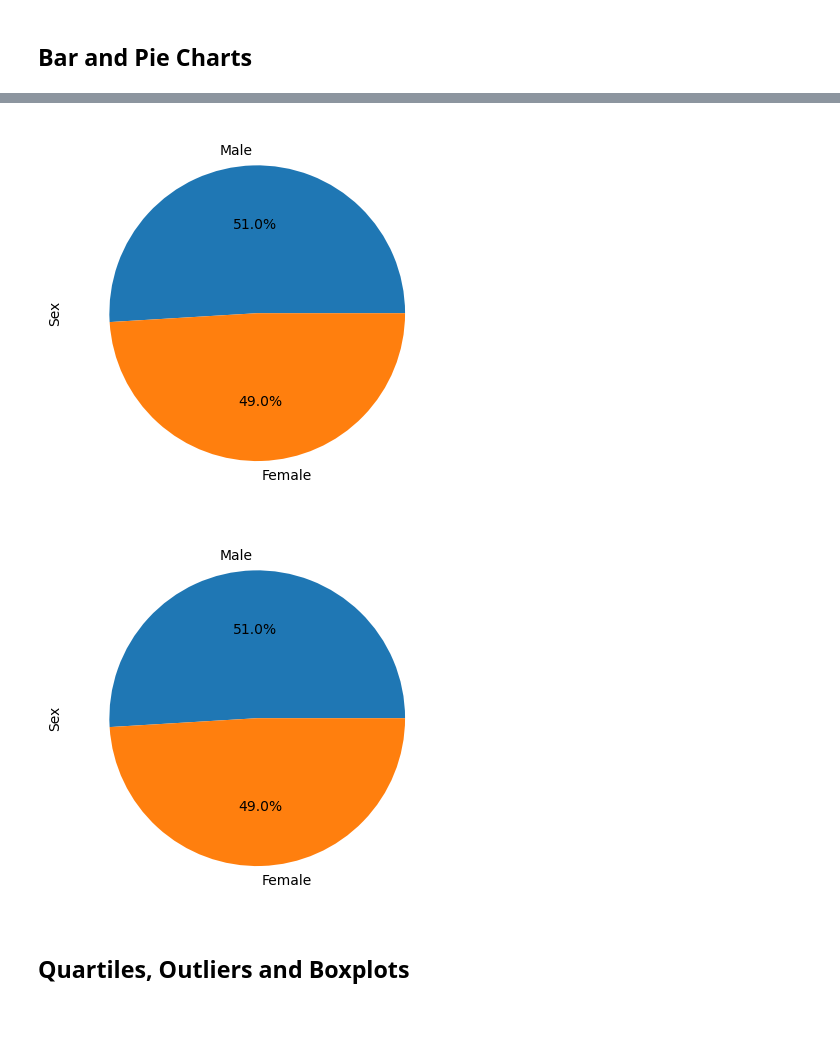
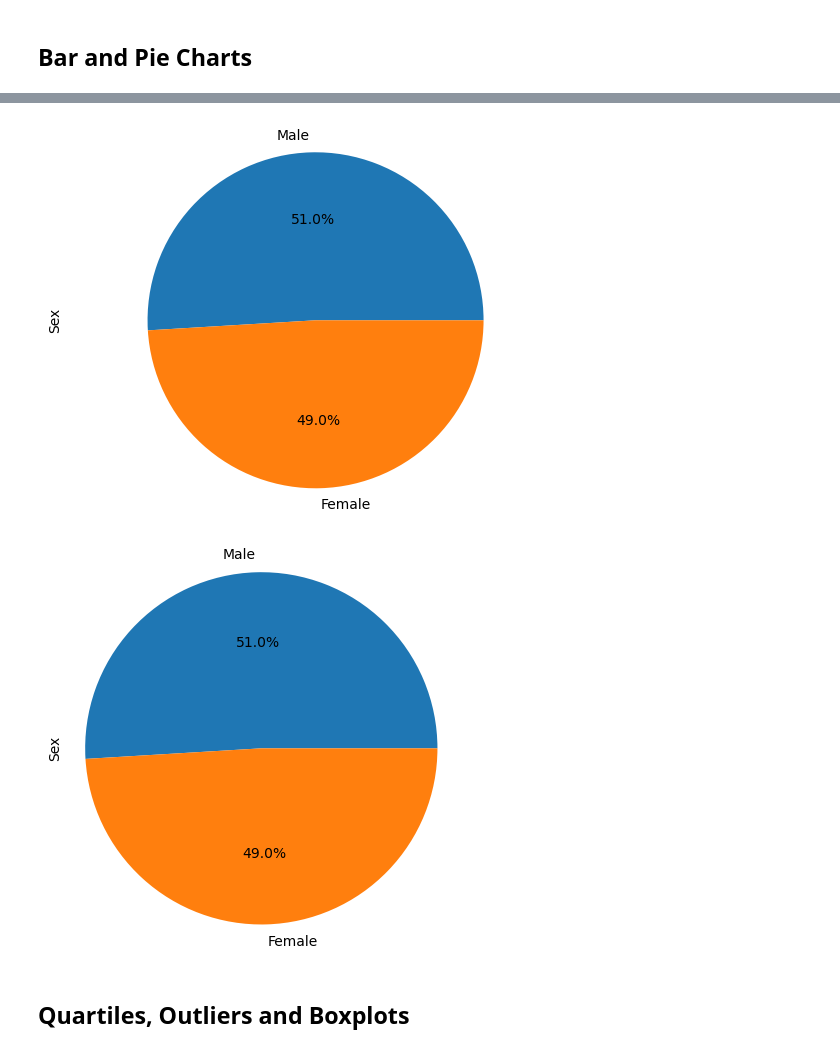
Before and after one commit to nicolercambron/matplotlib-challenge, a Jupyter notebook: Pymaceuticals/pymaceuticals_code.ipynb, the cells around one changed output, grey strips where cells are left out. Drawn from its saved outputs; the diff is of its cells as text; code cells hidden in the pictures; blank space fills up the shorter version.

```diff
--- a/Pymaceuticals/pymaceuticals_code.ipynb
+++ b/Pymaceuticals/pymaceuticals_code.ipynb
@@ -157,11 +167,26 @@ plt.show()
 # %%
 # Generate a pie plot showing the distribution of female versus male mice using Pandas
+
+sex_dist = clean_combined['Sex'].value_counts()
+
+sex_dist.plot(kind='pie', autopct='%1.1f%%')
+plt.axis('equal')
+plt.ylabel('Sex')
+plt.show()
 # %% [output]
-[figure, old version]
+[figure, new version]
 # %%
 # Generate a pie plot showing the distribution of female versus male mice using pyplot
+
+sex_distribution = clean_combined['Sex'].value_counts()
+
+plt.figure(figsize=(5,5))
+plt.pie(sex_distribution, labels=sex_distribution.index, autopct='%1.1f%%')
+plt.ylabel('Sex')
+plt.axis('equal')
+plt.show()
 # %% [output]
-[figure, old version]
+[figure, new version]
 # %% [markdown]
 ## Quartiles, Outliers and Boxplots
 # %%
```
Also changed, not shown: parts of 16 cells of this notebook, 2 other files.
